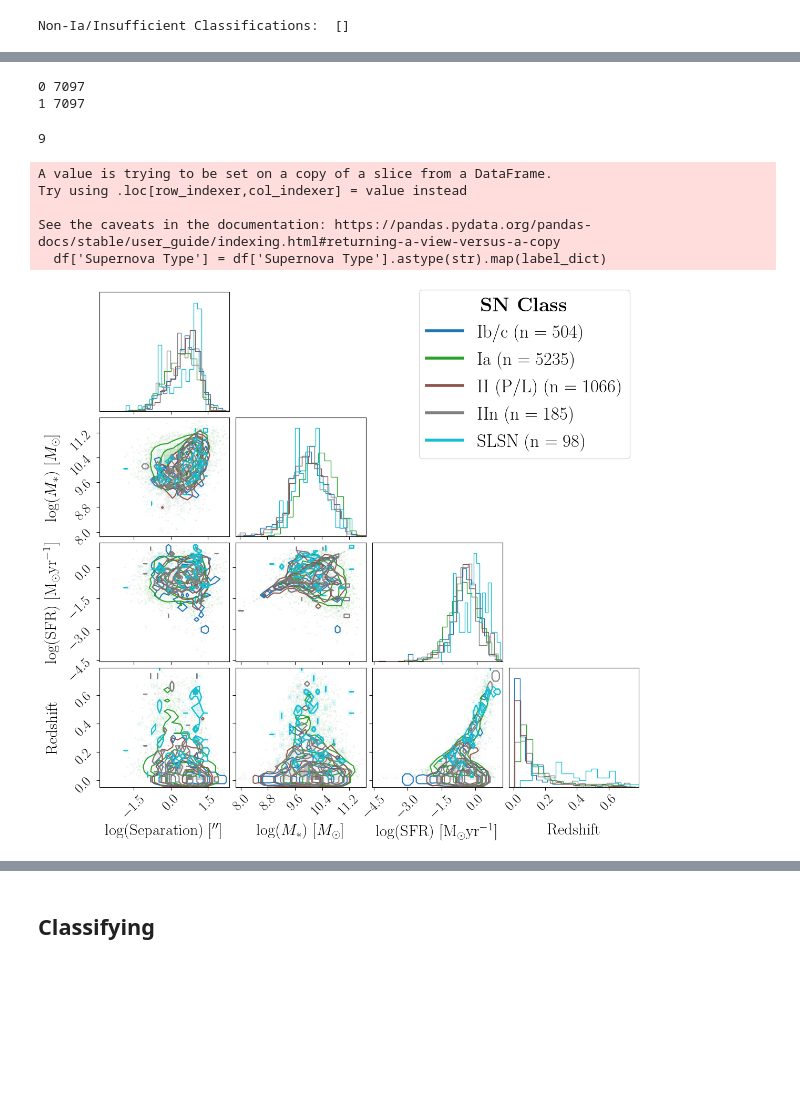
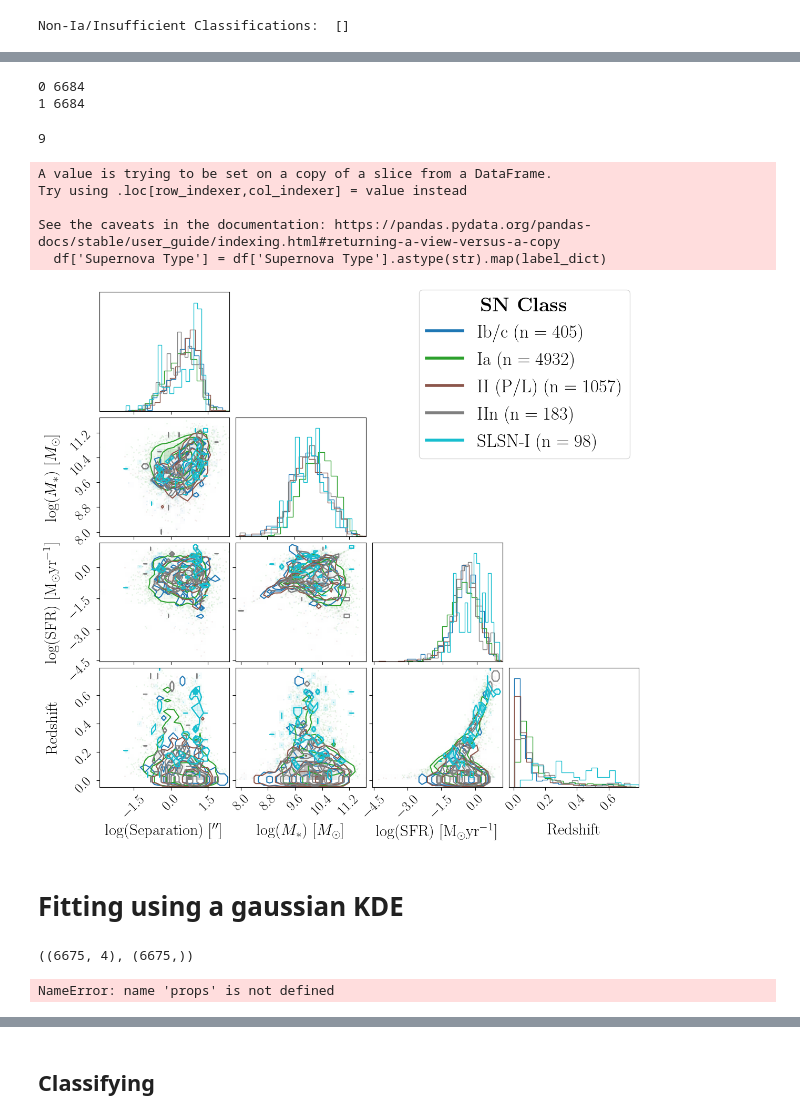
Before and after one commit to Adam-Boesky/astro_SPLASH, a Jupyter notebook: Final_Paper/final_classifying.ipynb, the cells around one changed output, grey strips where cells are left out. Saved outputs shown, nothing was run; the diff lists cells and outputs as text; code cells hidden in the pictures; blank space fills up the shorter version.

```diff
--- a/Final_Paper/final_classifying.ipynb
+++ b/Final_Paper/final_classifying.ipynb
@@ -139,6 +136,10 @@ Index(['gal_id', 'host_ra', 'host_dec', 'SN_ra', 'SN_dec', 'SN_class', 'G',
 | 3 | 806358 | 53.526012 | -27.632126 | 192693.30 | -99475.6 | Ia,Ia-91T | 0.181993 | 0.016444 | 0.179727 | 0.016241 | ... | ... |
 | 4 | 1176629 | 53.912155 | -28.319046 | 194081.25 | -101949.6 | Ia | 0.027983 | 0.002538 | 0.034696 | 0.003164 | ... | ... |
 5 rows × 49 columns
+# %%
+zou_df = zou_df[~zou_df['SN_class'].str.contains('SLSN', case=False, na=False)]
+# zou_df = zou_df[~zou_df['SN_class'].str.contains('pec', case=False, na=False)]
+zou_df = zou_df[~zou_df['SN_class'].str.contains('91', case=False, na=False)]
 # %%
 # Get the properties, class, and photometry
 all_filts = ['G', 'R', 'I', 'Z', 'Y', 'J', 'H', 'Ks', 'CH1', 'CH2', 'MIPS24', 'MIPS70', 'PACS100', 'MIPS160', 'PACS160', 'SPIRE250', 'SPIRE350', 'SPIRE500']
@@ -178,6 +163,6 @@ zou_all_photo[:, :5].shape, zou_all_photo_err[:, :5].shape
 # %%
 from SPLASH.pipeline import Splash_Pipeline
-pipeline = Splash_Pipeline()
+pipeline = Splash_Pipeline(nan_thresh_ratio=1.0)
 
 # import importlib
 # import SPLASH
@@ -713,6 +736,7 @@ Skipping SNinMrk477
 | 7212 | SN2020nco | 00:08:18.984 | +08:07:16.55 | 0.017040 | 1.177400e+17 | 2.078869 | 8.121109 | 0.999979 | 0.015416 | NaN | ... |
 7212 rows × 388 columns
 # %%
+# classification_groups = [['ia'], ['ib', 'ic'], ['slsn-i'], ['iin'], ['ii', 'iip', 'ii p', 'iil', 'ii l']]
 classification_groups = [['ia'], ['ib', 'ic'], ['slsn'], ['iin'], ['ii', 'iip', 'ii p', 'iil', 'ii l']]
 
 def add_sn_class_cols(df: pd.DataFrame) -> pd.DataFrame:
@@ -729,18 +753,33 @@ def add_sn_class_cols(df: pd.DataFrame) -> pd.DataFrame:
     df['sn_class_tertiary'] = np.where(condition_ia(df['claimedtype']), 0, np.where(condition_ii(df['claimedtype']), 1, 2))
 
     # Your classification groups
-
     def add_category_id_column(my_df, classification_groups):
         # Convert classification groups to lowercase and assign unique integers to each category
         lowercase_groups = {cls.lower(): i for i, group in enumerate(classification_groups) for cls in group}
 
         # Function to get the category id for a supernova class
         def get_category_id(sn_class_list):
-            for sn_class in sn_class_list:
-                sn_class_lower = sn_class.lower()
-                for group, group_id in lowercase_groups.items():
-                    if group in sn_class_lower:
-                        return group_id
+            # if not np.any([('slsn-ii' in v.lower()) or ('pec' in v.lower()) for v in sn_class_list]):
+            if not np.any(['pec' in v.lower() for v in sn_class_list]):
+                for sn_class in sn_class_list:
+                    sn_class_lower = sn_class.lower()
+                    for group, group_id in lowercase_groups.items():
+                        if group == 'slsn':
+                            if group in sn_class_lower:
+                                return group_id
+                        elif group == 'ia':
+                            # if group in sn_class_lower and ('91' not in sn_class_lower) and ('bg' not in sn_class_lower) and ('pec' not in sn_class_lower):
+                            if np.all([c.lower() in ('ia', 'ia?') for c in sn_class_list]):
+                                return group_id
+                        elif group == 'ib' or group == 'ic':
+                            if group in sn_class_lower and ('iib' not in sn_class_lower) and ('iic' not in sn_class_lower) and (np.logical_not(np.any(['iib' in v.lower() for v in sn_class_list]))):
+                                return group_id
+                        elif ('ii' in group) and (group in sn_class_lower) and (group != 'iin') and ('slsn' not in sn_class_lower) and ('snsn' not in sn_class_lower):
+                            if 'iib' not in sn_class_lower:
+                                return group_id
+                        else:
+                            if group in sn_class_lower and ('slsn' not in sn_class_lower) and ('snsn' not in sn_class_lower):
+                                return group_id
             return np.max(list(lowercase_groups.values())) + 1  # Return a default id if no category is found
 
         # Add 'category_id' column to the DataFrame
@@ -750,7 +789,7 @@ def add_sn_class_cols(df: pd.DataFrame) -> pd.DataFrame:
 
     # Apply the function to the DataFrame
     df = add_category_id_column(df, classification_groups)
-    for idx, snt in enumerate(('ia', 'ib/c', 'slsn', 'iin', 'ii (p/l)')):
+    for idx, snt in enumerate(('ia', 'ib/c', 'slsn', 'iin', 'ii (p/l)', 'other')):
         print(f'The data are {np.round(len(df[df["sn_class_cat"] == idx]) / len(df) * 100, 2)}% type {snt} with n = {len(df[df["sn_class_cat"] == idx])}')
 
     return df
@@ -927,8 +1004,8 @@ print(np.sum(~z_mask), len(z_mask))
 within_training_mask = np.all((pstar_props_norm < 4) & (pstar_props_norm > -4), axis=1)
 print(np.sum(~within_training_mask), len(within_training_mask))
 # %% [output]
-0 7097
-1 7097
+0 6684
+1 6684
 # %%
 # Create a mask indicating whether each row in df1 is in the joined DataFrame
 good_class_mask = ~panstarr_df.isin(multiple_class_df.to_dict(orient='list')).all(axis=1) & panstarr_df.isin(non_ia_class_df.to_dict(orient='list')).all(axis=1)
@@ -942,7 +1019,7 @@ import corner
 df = sne_df[z_mask & good_class_mask]
 
 # Update the DataFrame to use the label dictionary for 'Supernova Type'
-label_dict = {'0.0': 'Ia', '1.0': 'Ib/c', '2.0': 'SLSN', '3.0': 'IIn', '4.0': 'II (P/L)'}
+label_dict = {'0.0': 'Ia', '1.0': 'Ib/c', '2.0': 'SLSN-I', '3.0': 'IIn', '4.0': 'II (P/L)'}
 df['Supernova Type'] = df['Supernova Type'].astype(str).map(label_dict)
 
 # Define colors for each type
@@ -969,32 +1046,59 @@ for i, (supernova_type, color) in enumerate(zip(df['Supernova Type'].unique(), c
         label_kwargs=label_kwargs,
     )
 
     # Color the histograms on the diagonal
     for j in range(len(numeric_columns)):
         ax = corner_plot.axes[j + len(numeric_columns) * j]
         for patch in ax.patches:
             patch.set_facecolor(color)
 
 # Decrease the label padding
 for ax in fig.axes:
     ax.xaxis.labelpad = -50
     ax.yaxis.labelpad = -50
     ax.tick_params(axis='both', which='major', labelsize=19, length=4)
 
 # Customizing the plot appearance
 # mpl.rcParams["legend.facecolor"] = '#F0F0F0'
 # plt.subplots_adjust(right=0.85)
 # plt.tight_layout()
 
 # Adding a legend
 legend_elements = [plt.Line2D([0], [0], color=color, lw=4, label=supernova_type + rf"     ($\rm{{n}} = {len(df[df['Supernova Type'] == supernova_type])}$)") for supernova_type, color in zip(df['Supernova Type'].unique(), colors)]
 plt.legend(handles=legend_elements, fontsize='25', bbox_to_anchor=(1, 4.245), frameon=True, title=r'\textbf{SN Class}', title_fontsize='27', facecolor='white', loc='upper right')
-plt.savefig('/Users/adamboesky/Research/ay98/Weird_Galaxies/Paper/Figures/pstar_sne_corner.pdf', format='pdf', bbox_inches='tight')
+# plt.savefig('/Users/adamboesky/Research/ay98/Weird_Galaxies/Paper/Figures/pstar_sne_corner.pdf', format='pdf', bbox_inches='tight')
 plt.show()
 # %% [output]
 A value is trying to be set on a copy of a slice from a DataFrame.
 Try using .loc[row_indexer,col_indexer] = value instead
 
 See the caveats in the documentation: https://pandas.pydata.org/pandas-docs/stable/user_guide/indexing.html#returning-a-view-versus-a-copy
   df['Supernova Type'] = df['Supernova Type'].astype(str).map(label_dict)
-[figure, old version]
+[figure, new version]
+# %% [markdown]
+# Fitting using a gaussian KDE
+# %%
+props_per_type = {}
+
+all_props, all_types = [], []
+n_per_type = {}
+
+for i, (supernova_type, color) in enumerate(zip(df['Supernova Type'].unique(), colors)):
+    hist_kwargs = {'density': True, 'color': color}
+    subset = df[df['Supernova Type'] == supernova_type][numeric_columns]
+    props_per_type[supernova_type] = subset.to_numpy()
+
+    all_props.append(subset.to_numpy())
+    all_types.append(np.ones(len(subset)) * i)
+
+    n_per_type[supernova_type] = len(subset)
+
+all_props = np.vstack(all_props)
+all_types = np.hstack(all_types)
+all_props.shape, all_types.shape
+# %% [output]
+((6675, 4), (6675,))
+# %%
+props.reshape(-1, 4).shape
+# %% [output]
+NameError: name 'props' is not defined
```
Also changed, not shown: parts of 48 cells of this notebook, 15 other files.
